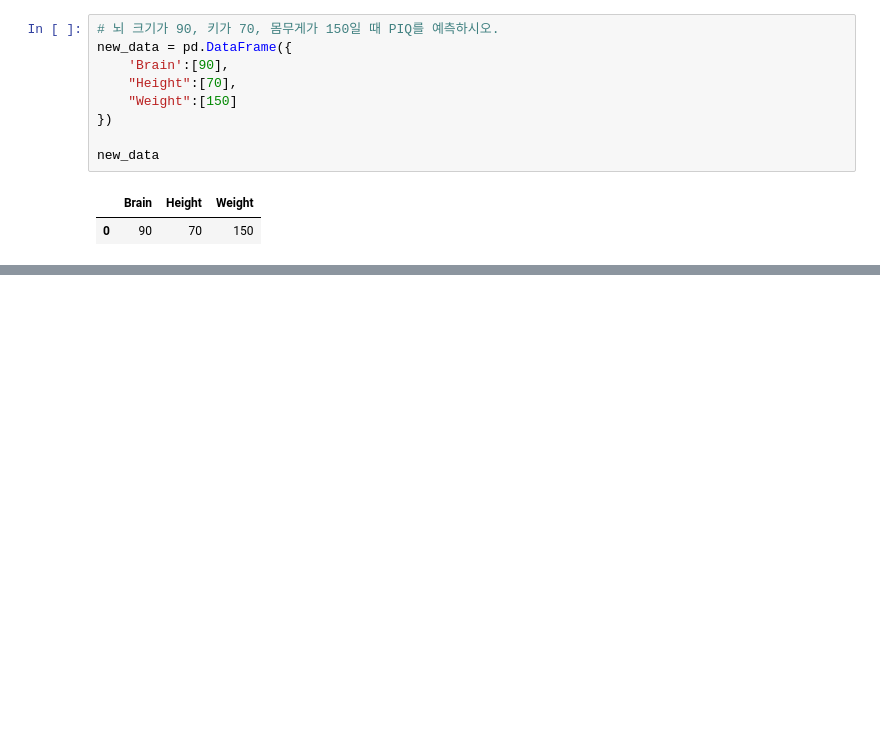
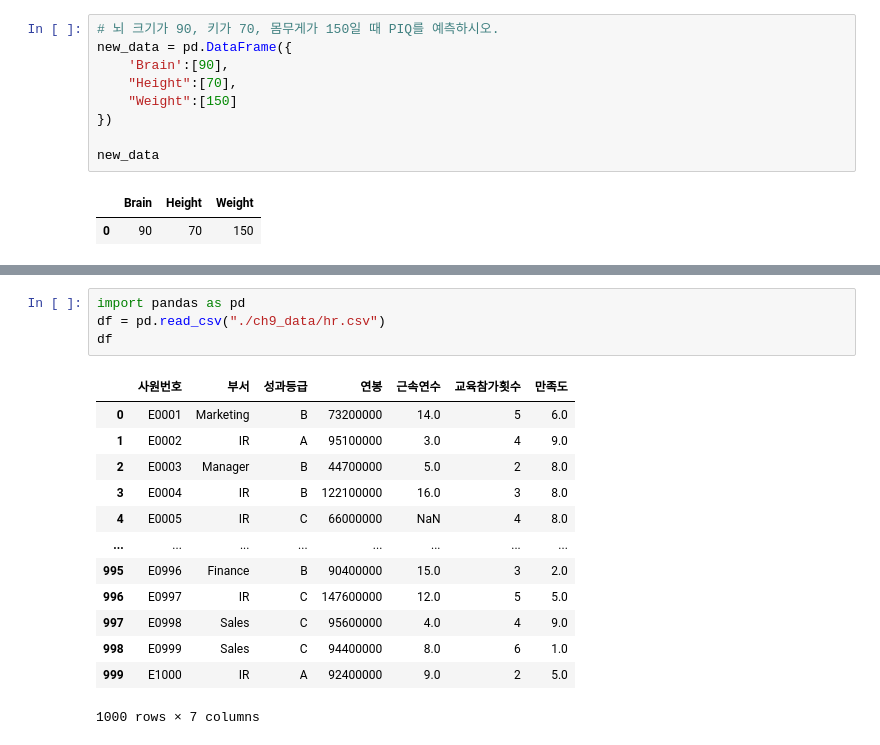
Before and after one commit to rlgus3351/-BigDataAnalyst, a Jupyter notebook: ch4/ch2.ipynb, the cells around one changed output, grey strips where cells are left out. Cells and saved outputs as stored; diff of their text form; blank space fills up the shorter version.

```diff
--- a/ch4/ch2.ipynb
+++ b/ch4/ch2.ipynb
@@ -2275,0 +2430,18 @@ dtype: float64
+# %%
+import pandas as pd
+df = pd.read_csv("./ch9_data/hr.csv")
+df
+# %% [output]
+|  | 사원번호 | 부서 | 성과등급 | 연봉 | 근속연수 | 교육참가횟수 | 만족도 |
+| 0 | E0001 | Marketing | B | 73200000 | 14.0 | 5 | 6.0 |
+| 1 | E0002 | IR | A | 95100000 | 3.0 | 4 | 9.0 |
+| 2 | E0003 | Manager | B | 44700000 | 5.0 | 2 | 8.0 |
+| 3 | E0004 | IR | B | 122100000 | 16.0 | 3 | 8.0 |
+| 4 | E0005 | IR | C | 66000000 | NaN | 4 | 8.0 |
+| ... | ... | ... | ... | ... | ... | ... | ... |
+| 995 | E0996 | Finance | B | 90400000 | 15.0 | 3 | 2.0 |
+| 996 | E0997 | IR | C | 147600000 | 12.0 | 5 | 5.0 |
+| 997 | E0998 | Sales | C | 95600000 | 4.0 | 4 | 9.0 |
+| 998 | E0999 | Sales | C | 94400000 | 8.0 | 6 | 1.0 |
+| 999 | E1000 | IR | A | 92400000 | 9.0 | 2 | 5.0 |
+1000 rows × 7 columns
```
Also changed, not shown: parts of 65 cells of this notebook, 1 other file.
